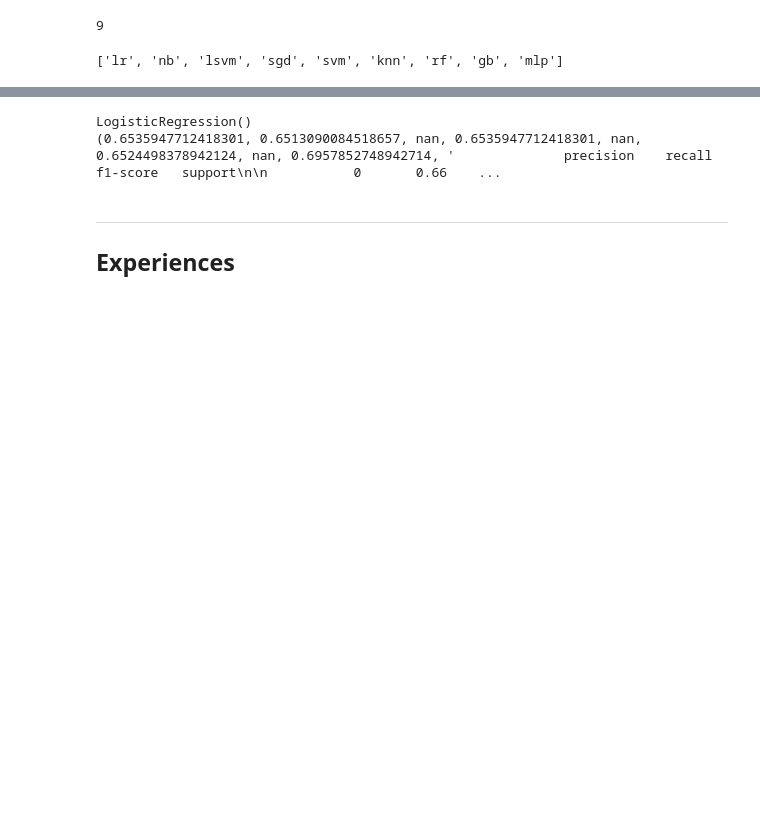
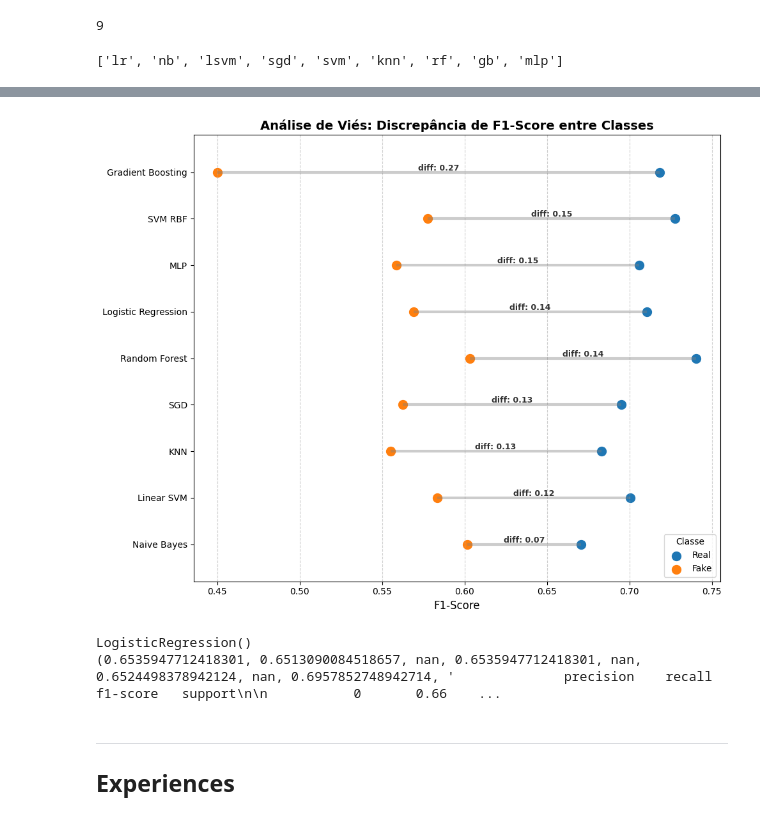
Before and after one commit to MiguelAnt17/XAI-Interpretability-Lab, a Jupyter notebook: experiments/experiments_final.ipynb, the cells around one changed output, grey strips where cells are left out. Cells and saved outputs as stored; diff of their text form; code cells hidden in the pictures; blank space fills up the shorter version.

```diff
--- a/experiments/experiments_final.ipynb
+++ b/experiments/experiments_final.ipynb
@@ -347,0 +349,4 @@ Logistic\nRegression  0.653595   0.651309 0.653595  0.652450
+# %%
+df_gap = plot_bias_analysis(models_results, X_test, y_test, class_labels=['Real', 'Fake'])
+# %% [output]
+[figure, added]
```
Also changed, not shown: parts of 21 cells of this notebook, 10 other files.
